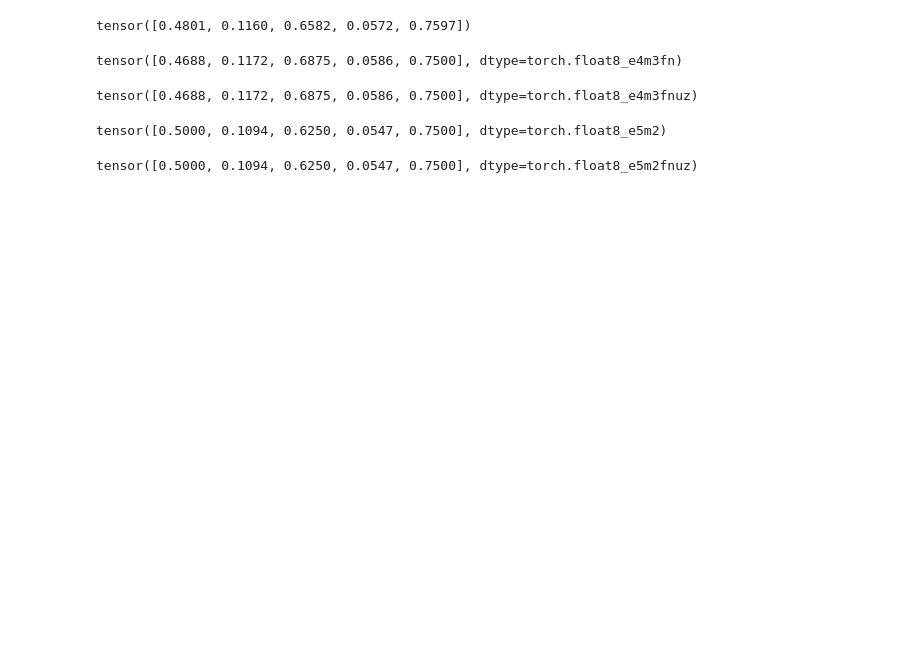
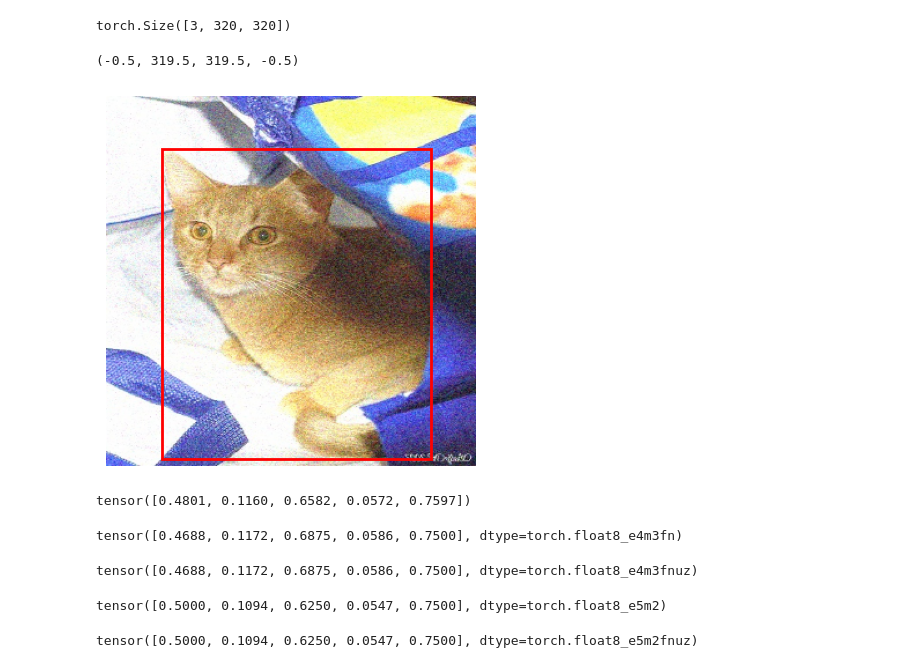
Before and after one commit to sathishkumar67/ADIS, a Jupyter notebook: ssd_model_training.ipynb, the cells around one changed output. Drawn from its saved outputs; the diff is of its cells as text; code cells hidden in the pictures; blank space fills up the shorter version.

```diff
--- a/ssd_model_training.ipynb
+++ b/ssd_model_training.ipynb
@@ -242,0 +255,3 @@ def ssdlite_collate_fn(batch: List[Tuple[torch.Tensor, Dict[str, torch.Tensor]]]
+# %%
+img, target = val_dataset[51]
+target
@@ -243,3 +280,19 @@ def ssdlite_collate_fn(batch: List[Tuple[torch.Tensor, Dict[str, torch.Tensor]]]
+# %%
+img.shape
+# %% [output]
+torch.Size([3, 320, 320])
+# %%
+# plot the image and the bounding boxes
+import matplotlib.pyplot as plt
+
+plt.imshow(img)
+for box in target["boxes"]:
+    x1, y1, x2, y2 = box
+    plt.gca().add_patch(plt.Rectangle((x1, y1), x2 - x1, y2 - y1, fill=False, color='red', linewidth=2))
+plt.axis('off')
+# %% [output]
+(-0.5, 319.5, 319.5, -0.5)
+[figure, added]
 # %%
 # geneate random tensor between 0 and 1
 a = torch.rand(5)
```
Also changed, not shown: parts of 20 cells of this notebook.
